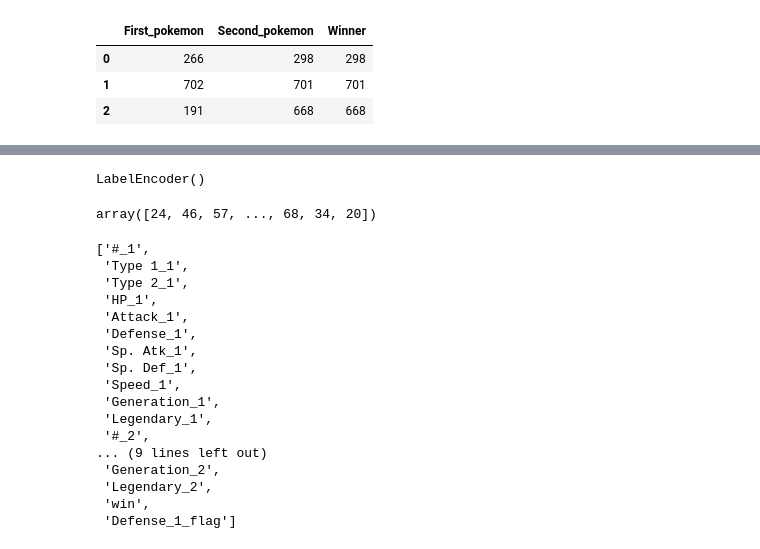
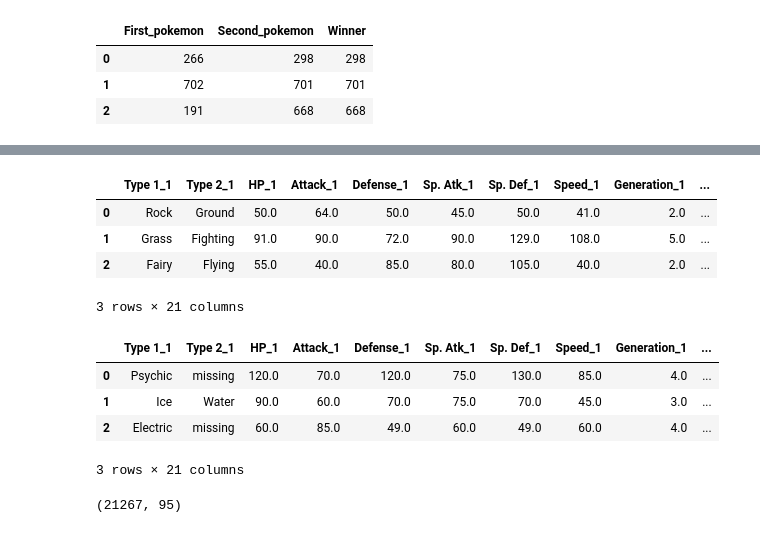
Before and after one commit to AxsPlayer/Tool_Auto-FE, a Jupyter notebook: auto-FE/auto_fe_test.ipynb, the cells around one changed output, grey strips where cells are left out. Cells and saved outputs as stored; diff of their text form; code cells hidden in the pictures.

```diff
--- a/auto-FE/auto_fe_test.ipynb
+++ b/auto-FE/auto_fe_test.ipynb
@@ -121,29 +98,8 @@ data[column] = data[[column]]
-# %%
-gen_le = LabelEncoder()
-gen_le.fit(data[column])
-# %% [output]
-LabelEncoder()
-# %%
-gen_le.transform(data[column])
-# %% [output]
-array([24, 46, 57, ..., 68, 34, 20])
-# %%
-test
-# %% [output]
-['#_1',
- 'Type 1_1',
- 'Type 2_1',
- 'HP_1',
- 'Attack_1',
- 'Defense_1',
- 'Sp. Atk_1',
- 'Sp. Def_1',
- 'Speed_1',
- 'Generation_1',
- 'Legendary_1',
- '#_2',
-... (9 lines left out)
- 'Generation_2',
- 'Legendary_2',
- 'win',
- 'Defense_1_flag']
+# %%
+result_1[0:3]
+# %% [output]
+|  | Type 1_1 | Type 2_1 | HP_1 | Attack_1 | Defense_1 | Sp. Atk_1 | Sp. Def_1 | Speed_1 | Generation_1 | ... |
+| 0 | Rock | Ground | 50.0 | 64.0 | 50.0 | 45.0 | 50.0 | 41.0 | 2.0 | ... |
+| 1 | Grass | Fighting | 91.0 | 90.0 | 72.0 | 90.0 | 129.0 | 108.0 | 5.0 | ... |
+| 2 | Fairy | Flying | 55.0 | 40.0 | 85.0 | 80.0 | 105.0 | 40.0 | 2.0 | ... |
+3 rows × 21 columns
@@ -149,0 +108,8 @@ test
+# %%
+result_2[0:3]
+# %% [output]
+|  | Type 1_1 | Type 2_1 | HP_1 | Attack_1 | Defense_1 | Sp. Atk_1 | Sp. Def_1 | Speed_1 | Generation_1 | ... |
+| 0 | Psychic | missing | 120.0 | 70.0 | 120.0 | 75.0 | 130.0 | 85.0 | 4.0 | ... |
+| 1 | Ice | Water | 90.0 | 60.0 | 70.0 | 75.0 | 70.0 | 45.0 | 3.0 | ... |
+| 2 | Electric | missing | 60.0 | 85.0 | 49.0 | 60.0 | 49.0 | 60.0 | 4.0 | ... |
+3 rows × 21 columns
@@ -149,0 +121,4 @@ test
+# %%
+result_3.shape
+# %% [output]
+(21267, 95)
```
Also changed, not shown: parts of 40 cells of this notebook, 9 other files.
